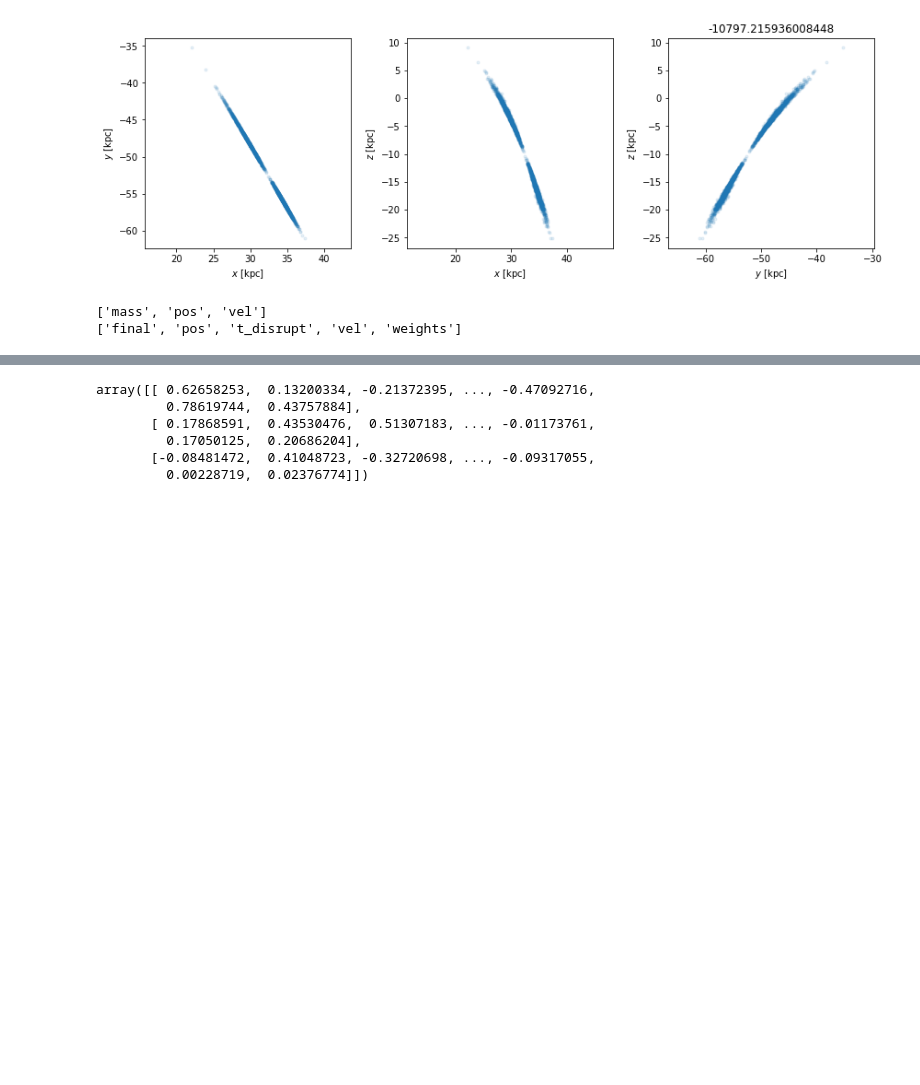
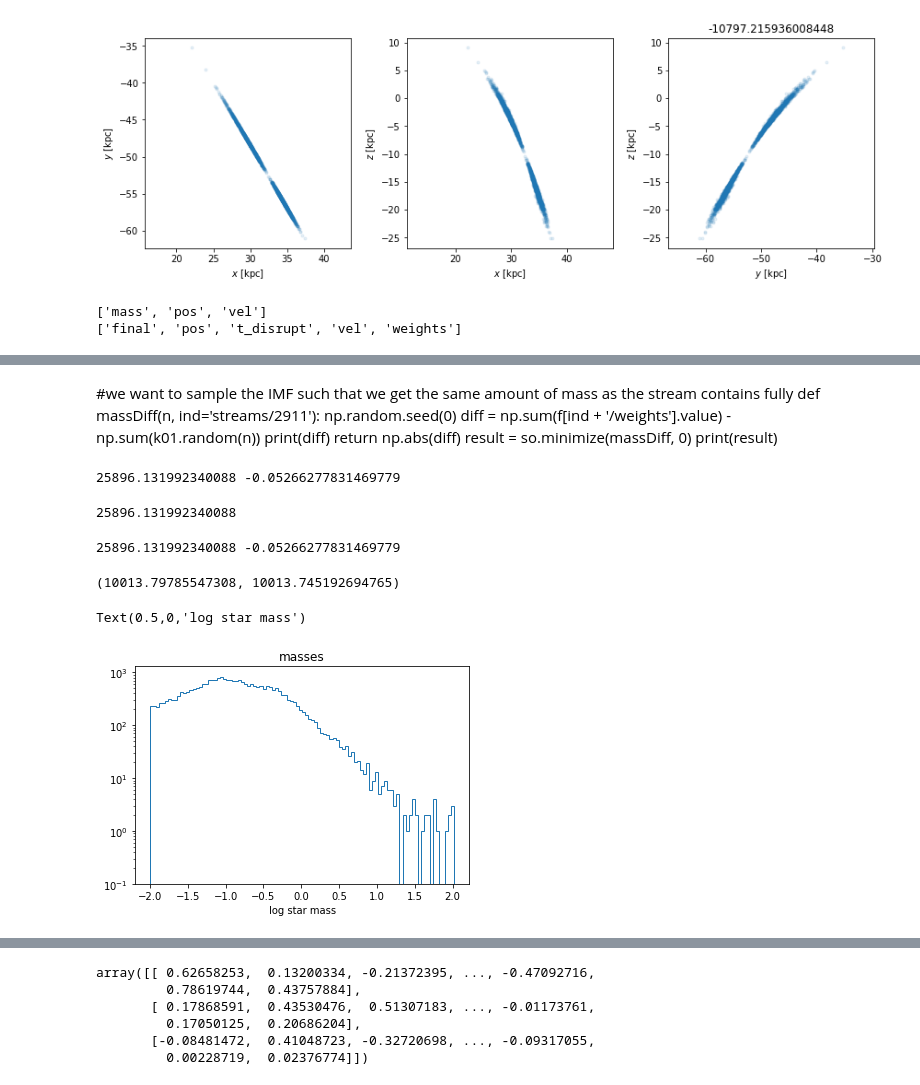
Before and after one commit to andersdot/mockstreams, a Jupyter notebook: sph_iso demo.ipynb, the cells around one changed output, grey strips where cells are left out. Drawn from its saved outputs; the diff is of its cells as text; code cells hidden in the pictures; blank space fills up the shorter version.

Commit message:
have list of masses

```diff
--- a/sph_iso demo.ipynb
+++ b/sph_iso demo.ipynb
@@ -97,3 +153,3 @@ len(probabilities)
 # %%
 n = len(probabilities)
-ind = np.random.choice(n, size=50, replace=False, p=probabilities)
+indices = np.random.choice(n, size=50, replace=False, p=probabilities)
@@ -119,0 +164,43 @@ array([ 477, 2179, 1617,  657,  635,  678, 2153, 1134,  612,  544,   62,
+# %% [markdown]
+#we want to sample the IMF such that we get the same amount of mass as the stream contains fully
+def massDiff(n, ind='streams/2911'):
+    np.random.seed(0)
+    diff = np.sum(f[ind + '/weights'].value) - np.sum(k01.random(n))
+    print(diff)
+    return np.abs(diff)
+result = so.minimize(massDiff, 0)
+print(result)
+# %%
+def massDiff(nmin = 0, nmax=1e7, ind='streams/2911'):
+    for i in range(25):
+        n = 0.5*(nmin + nmax)
+        np.random.seed(0)
+        sumDiff = np.sum(f[ind + '/weights'].value) - np.sum(k01.random(n))
+        if sumDiff > 0:
+            nmin = n
+        if sumDiff < 0:
+            nmax = n
+    print(n, sumDiff, )
+    return n
+# %%
+massDiff()
+# %% [output]
+25896.131992340088 -0.05266277831469779
+25896.131992340088
+# %%
+n = massDiff()
+np.random.seed(0)
+masses = k01.random(n)
+# %% [output]
+25896.131992340088 -0.05266277831469779
+# %%
+np.sum(masses), np.sum(f[ind + '/weights'].value)
+# %% [output]
+(10013.79785547308, 10013.745192694765)
+# %%
+plt.hist(np.log10(masses), log=True, histtype='step', bins=100)
+plt.title('masses')
+plt.xlabel('log star mass')
+# %% [output]
+Text(0.5,0,'log star mass')
+[figure, added]
```
Also changed, not shown: parts of 34 cells of this notebook, 1 other file.
